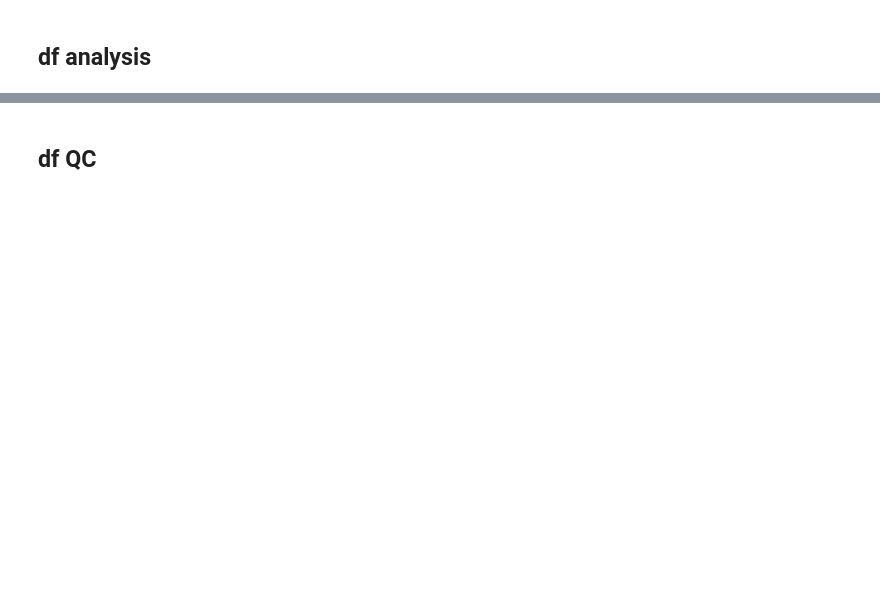
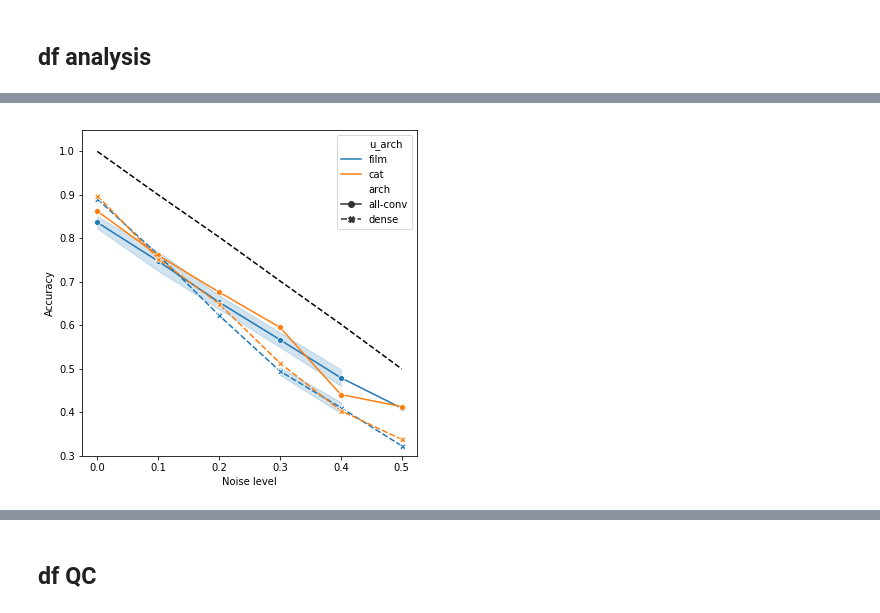
Before and after one commit to clintonjwang/conditional_nets, a Jupyter notebook: scratchpad.ipynb, the cells around one changed output, grey strips where cells are left out. Cells and saved outputs as stored; diff of their text form; code cells hidden in the pictures; blank space fills up the shorter version.

```diff
--- a/scratchpad.ipynb
+++ b/scratchpad.ipynb
@@ -89 +138,17 @@ df = df[(df['epochs'] > 5) & (df['acc'] > 0)]
+# %%
+## Figure 2b - simple network outperforms densenet at higher noise levels, autoencoder regularization doesn't help
+df_sub = df[(df['N_train'] == 15000) & (df['noise_p'] >= 0) & (
+        ~df['arch'].str.contains('ae')) & (df['mc_drop'] == 0)]
+
+plt.figure(figsize=(6,6))
+x = [0,.1,.2,.3,.4,.5]
+y = [df.loc[df['noise_p'] == p, 'emp_est_acc'][0] for p in x]
+plt.plot(x, y, 'k--')
+
+sns.lineplot(x='noise_p', y='acc', data=df_sub, style='arch', hue='u_arch', markers=True)
+plt.xlabel('Noise level')
+plt.ylabel('Accuracy')
+plt.ylim(0.3,1.05);
+# %% [output]
+[figure, added]
 # %%
```
Also changed, not shown: parts of 48 cells of this notebook, 8 other files.
